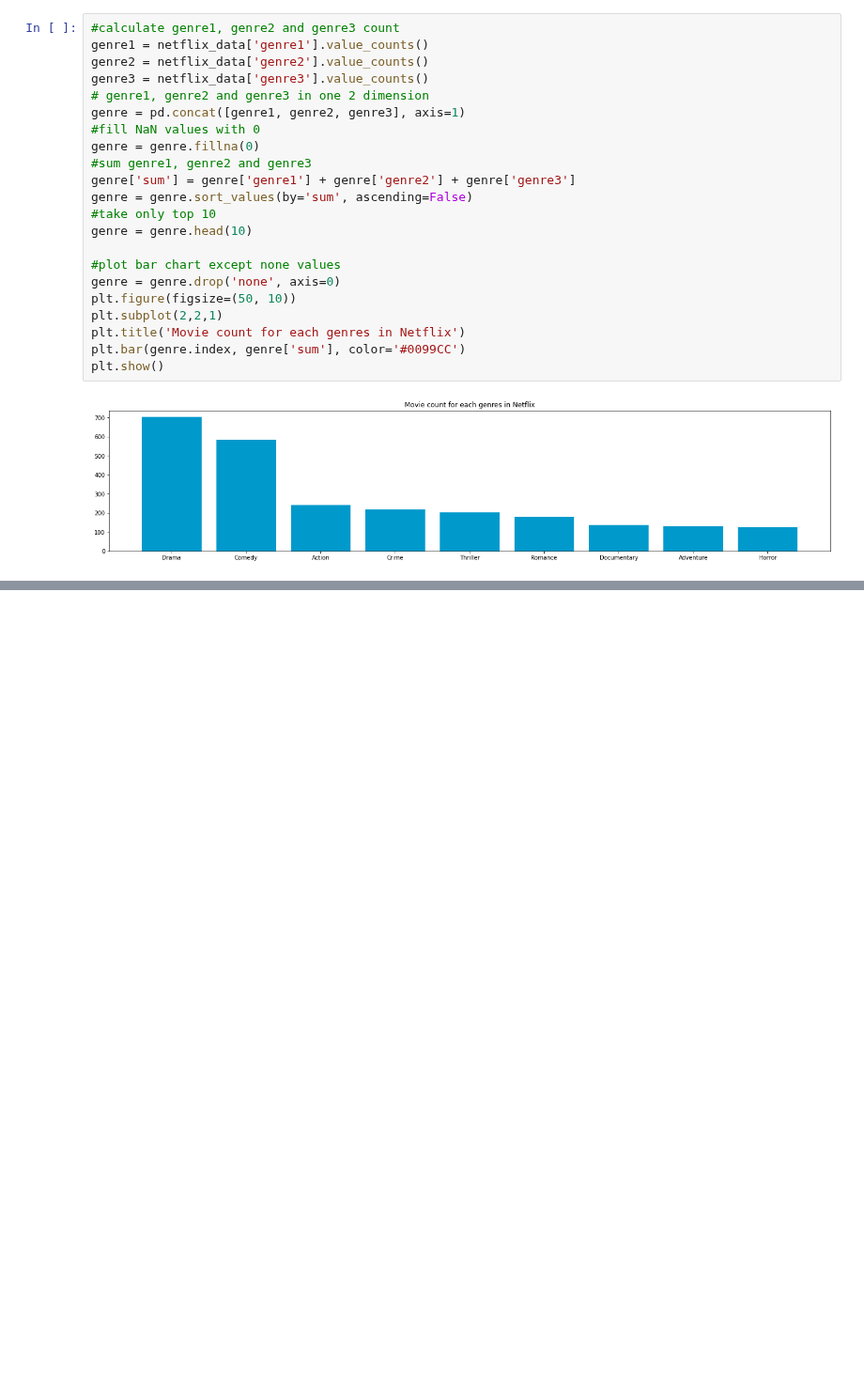
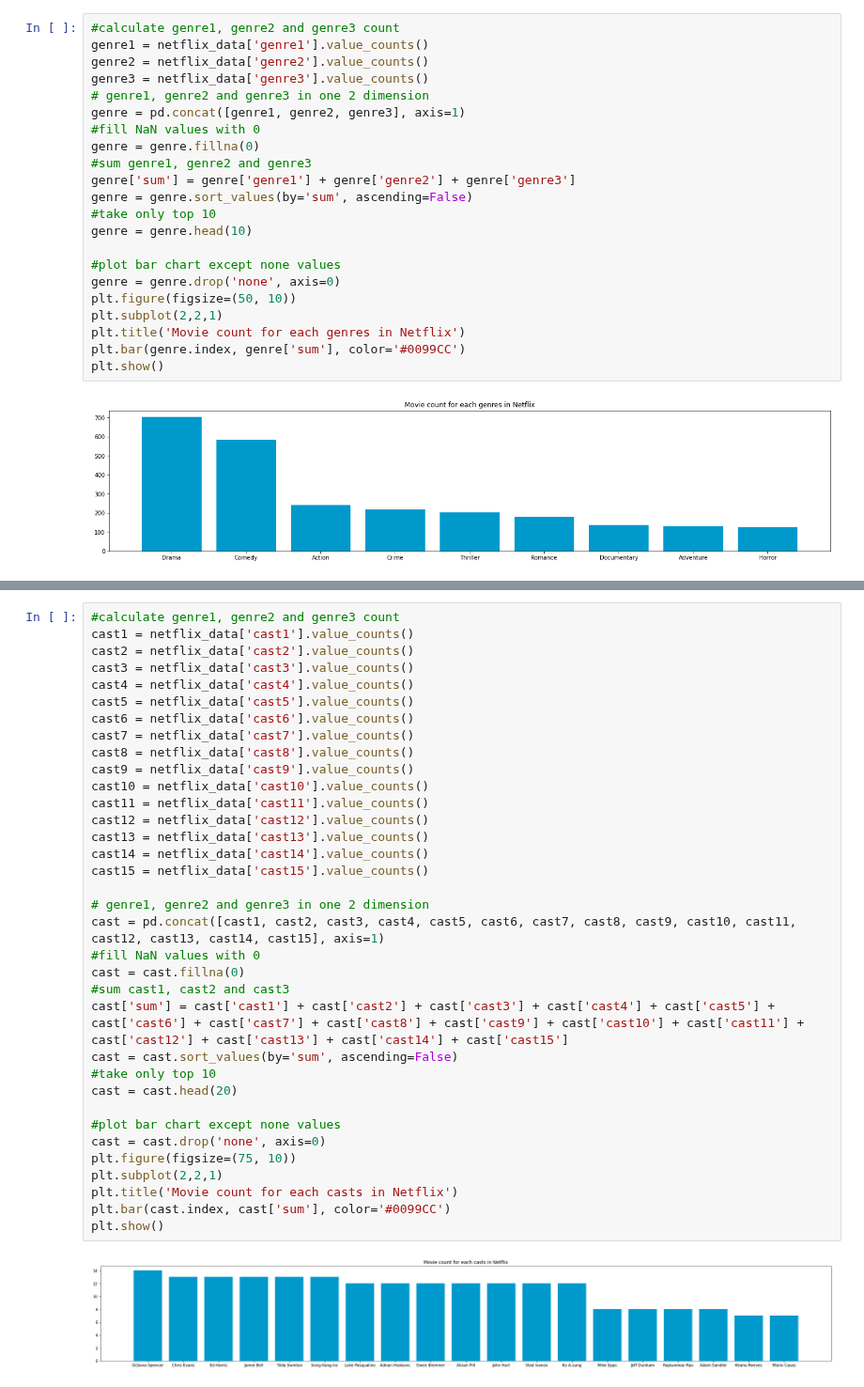
Before and after one commit to emirryilmazz/movies_datascience, a Jupyter notebook: project.ipynb, the cells around one changed output, grey strips where cells are left out. Shown at 94% size. Cells and saved outputs as stored; diff of their text form; blank space fills up the shorter version.

Commit message:
New charts

```diff
--- a/project.ipynb
+++ b/project.ipynb
@@ -361,0 +327,37 @@ News            0.0     0.0     1.0     1.0
+# %%
+#calculate genre1, genre2 and genre3 count
+cast1 = netflix_data['cast1'].value_counts()
+cast2 = netflix_data['cast2'].value_counts()
+cast3 = netflix_data['cast3'].value_counts()
+cast4 = netflix_data['cast4'].value_counts()
+cast5 = netflix_data['cast5'].value_counts()
+cast6 = netflix_data['cast6'].value_counts()
+cast7 = netflix_data['cast7'].value_counts()
+cast8 = netflix_data['cast8'].value_counts()
+cast9 = netflix_data['cast9'].value_counts()
+cast10 = netflix_data['cast10'].value_counts()
+cast11 = netflix_data['cast11'].value_counts()
+cast12 = netflix_data['cast12'].value_counts()
+cast13 = netflix_data['cast13'].value_counts()
+cast14 = netflix_data['cast14'].value_counts()
+cast15 = netflix_data['cast15'].value_counts()
+
+# genre1, genre2 and genre3 in one 2 dimension
+cast = pd.concat([cast1, cast2, cast3, cast4, cast5, cast6, cast7, cast8, cast9, cast10, cast11, cast12, cast13, cast14, cast15], axis=1)
+#fill NaN values with 0
+cast = cast.fillna(0)
+#sum cast1, cast2 and cast3
+cast['sum'] = cast['cast1'] + cast['cast2'] + cast['cast3'] + cast['cast4'] + cast['cast5'] + cast['cast6'] + cast['cast7'] + cast['cast8'] + cast['cast9'] + cast['cast10'] + cast['cast11'] + cast['cast12'] + cast['cast13'] + cast['cast14'] + cast['cast15']
+cast = cast.sort_values(by='sum', ascending=False)
+#take only top 10
+cast = cast.head(20)
+
+#plot bar chart except none values
+cast = cast.drop('none', axis=0)
+plt.figure(figsize=(75, 10))
+plt.subplot(2,2,1)
+plt.title('Movie count for each casts in Netflix')
+plt.bar(cast.index, cast['sum'], color='#0099CC')
+plt.show()
+# %% [output]
+[figure, added]
```
Also changed, not shown: parts of 5 cells of this notebook.
